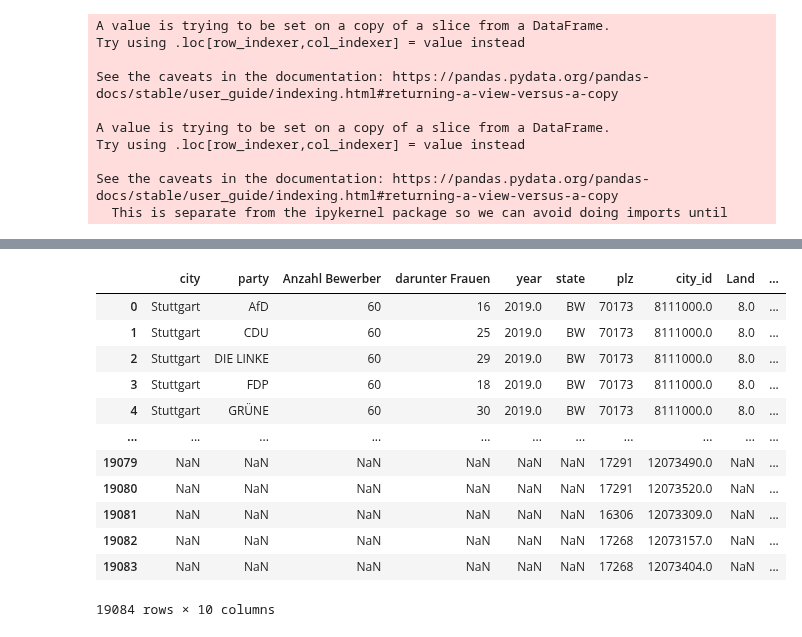
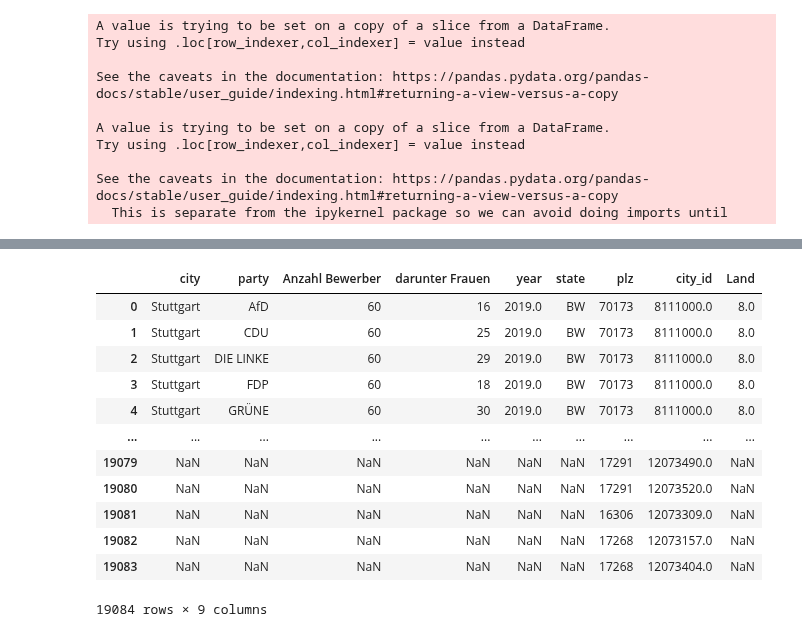
Before and after one commit to mariusgruenewald/pol_viol, a Jupyter notebook: election_data_clean.ipynb, the cells around one changed output, grey strips where cells are left out. Drawn from its saved outputs; the diff is of its cells as text; code cells hidden in the pictures.

```diff
--- a/election_data_clean.ipynb
+++ b/election_data_clean.ipynb
@@ -580,20 +580,20 @@ data_bb[data_bb['city_id_bb'].isna()]
 # %%
 data_so_far = data_so_far.append(data_bb)
 # %%
-data_so_far.drop('bl_kuerzel', axis=1)
+data_so_far.drop('bl_kuerzel', axis=1, inplace=True)
 data_so_far
 # %% [output]
-|  | city | party | Anzahl Bewerber | darunter Frauen | year | state | plz | city_id | Land | ... |
-| 0 | Stuttgart | AfD | 60 | 16 | 2019.0 | BW | 70173 | 8111000.0 | 8.0 | ... |
-| 1 | Stuttgart | CDU | 60 | 25 | 2019.0 | BW | 70173 | 8111000.0 | 8.0 | ... |
-| 2 | Stuttgart | DIE LINKE | 60 | 29 | 2019.0 | BW | 70173 | 8111000.0 | 8.0 | ... |
-| 3 | Stuttgart | FDP | 60 | 18 | 2019.0 | BW | 70173 | 8111000.0 | 8.0 | ... |
-| 4 | Stuttgart | GRÜNE | 60 | 30 | 2019.0 | BW | 70173 | 8111000.0 | 8.0 | ... |
-| ... | ... | ... | ... | ... | ... | ... | ... | ... | ... | ... |
-| 19079 | NaN | NaN | NaN | NaN | NaN | NaN | 17291 | 12073490.0 | NaN | ... |
-| 19080 | NaN | NaN | NaN | NaN | NaN | NaN | 17291 | 12073520.0 | NaN | ... |
-| 19081 | NaN | NaN | NaN | NaN | NaN | NaN | 16306 | 12073309.0 | NaN | ... |
-| 19082 | NaN | NaN | NaN | NaN | NaN | NaN | 17268 | 12073157.0 | NaN | ... |
-| 19083 | NaN | NaN | NaN | NaN | NaN | NaN | 17268 | 12073404.0 | NaN | ... |
+|  | city | party | Anzahl Bewerber | darunter Frauen | year | state | plz | city_id | Land |
+| 0 | Stuttgart | AfD | 60 | 16 | 2019.0 | BW | 70173 | 8111000.0 | 8.0 |
+| 1 | Stuttgart | CDU | 60 | 25 | 2019.0 | BW | 70173 | 8111000.0 | 8.0 |
+| 2 | Stuttgart | DIE LINKE | 60 | 29 | 2019.0 | BW | 70173 | 8111000.0 | 8.0 |
+| 3 | Stuttgart | FDP | 60 | 18 | 2019.0 | BW | 70173 | 8111000.0 | 8.0 |
+| 4 | Stuttgart | GRÜNE | 60 | 30 | 2019.0 | BW | 70173 | 8111000.0 | 8.0 |
+| ... | ... | ... | ... | ... | ... | ... | ... | ... | ... |
+| 19079 | NaN | NaN | NaN | NaN | NaN | NaN | 17291 | 12073490.0 | NaN |
+| 19080 | NaN | NaN | NaN | NaN | NaN | NaN | 17291 | 12073520.0 | NaN |
+| 19081 | NaN | NaN | NaN | NaN | NaN | NaN | 16306 | 12073309.0 | NaN |
+| 19082 | NaN | NaN | NaN | NaN | NaN | NaN | 17268 | 12073157.0 | NaN |
+| 19083 | NaN | NaN | NaN | NaN | NaN | NaN | 17268 | 12073404.0 | NaN |
-19084 rows × 10 columns
+19084 rows × 9 columns
 # %%
```
Also changed, not shown: parts of 2 cells of this notebook, 5 other files.
